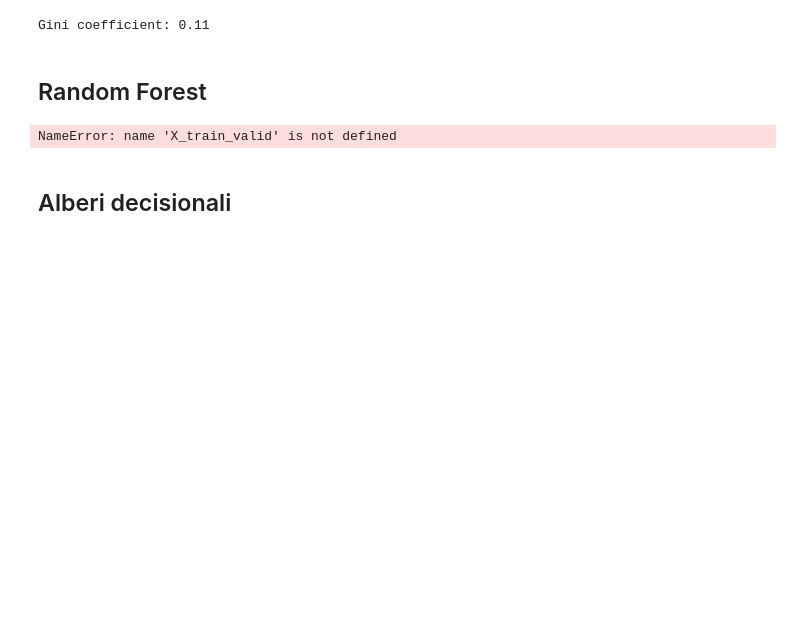
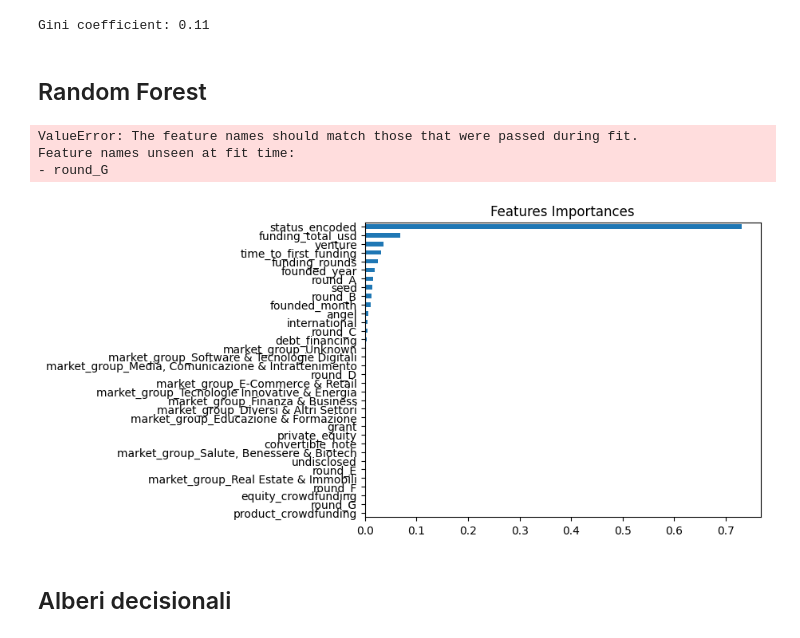
Before and after one commit to lorenzopanero/startup-prediction, a Jupyter notebook: notebook/one_hot_encoding.ipynb, the cells around one changed output. Cells and saved outputs as stored; diff of their text form; code cells hidden in the pictures; blank space fills up the shorter version.

```diff
--- a/notebook/one_hot_encoding.ipynb
+++ b/notebook/one_hot_encoding.ipynb
@@ -265,16 +337,16 @@ from sklearn.metrics import roc_curve, roc_auc_score, confusion_matrix, classifi
 from sklearn.model_selection import train_test_split
 from sklearn import metrics
 # %%
-X = data_no_outliers[numerical_columns.drop('Unnamed: 0')]
+X = data_no_outliers[numerical_columns]
 y = data_no_outliers['status']
 
-# Map the 'status' column to numerical values (e.g., 'acquired' -> 1, 'closed' -> 0)
+# convert status into 1 e 0
 y_numeric = y.map({'acquired': 1, 'closed': 0})
 
 # Drop rows with NaN values in y_numeric
-valid_indices = y_numeric.dropna().index
-X = X.loc[valid_indices]
-y_numeric = y_numeric.loc[valid_indices]
+#valid_indices = y_numeric.dropna().index
+#X = X.loc[valid_indices]
+#y_numeric = y_numeric.loc[valid_indices]
 
 X_train, X_test, y_train, y_test = train_test_split(X, y_numeric, test_size=0.2, random_state=42, stratify=y_numeric)
 
@@ -283,3 +355,6 @@ X_train = X_train.loc[:, (X_train != X_train.iloc[0]).any()]
 
 # Add a constant to the features
 X_train_w_intercept = sm.add_constant(X_train)
+
+est = sm.Logit(y_train.to_numpy(), X_train_w_intercept).fit()
+est.summary().tables[1]
@@ -455,25 +536,30 @@ from sklearn.metrics import classification_report, accuracy_score
 rf_model = RandomForestClassifier(random_state=42, n_estimators=100)
 
 # Train the model
-rf_model.fit(X_train_valid, y_train_numeric)
+rf_model.fit(X_train, y_train)
 
 # Make predictions on the test set
 y_pred = rf_model.predict(X_test)
 
-# Map y_test to numeric values
-y_test_mapped = y_test.map({'operating': 1, 'acquired': 0})
-
-# Drop NaN values from y_test_mapped and reset its index
-y_test_mapped = y_test_mapped.dropna().reset_index(drop=True)
-
-# Align y_pred with the reset indices of y_test_mapped
-y_pred_valid = y_pred[:len(y_test_mapped)]
-
 # Evaluate the model
-print("Accuracy:", accuracy_score(y_test_mapped, y_pred_valid))
-print("\nClassification Report:\n", classification_report(y_test_mapped, y_pred_valid))
+print("Accuracy:", accuracy_score(y_test, y_pred))
+print("\nClassification Report:\n", classification_report(y_test, y_pred))
 # %% [output]
-NameError: name 'X_train_valid' is not defined
+ValueError: The feature names should match those that were passed during fit.
+Feature names unseen at fit time:
+- round_G
+# %%
+# Create a pd.Series of features importances
+importances = pd.Series(data=rf_model.feature_importances_,
+                        index= X_train.columns)
+# Sort importances
+importances_sorted = importances.sort_values()
+# Draw a horizontal barplot of importances_sorted
+importances_sorted.plot(kind='barh')
+plt.title('Features Importances')
+plt.show()
+# %% [output]
+[figure, added]
 # %% [markdown]
 ## Alberi decisionali
 # %%
```
Also changed, not shown: parts of 21 cells of this notebook, 4 other files.
